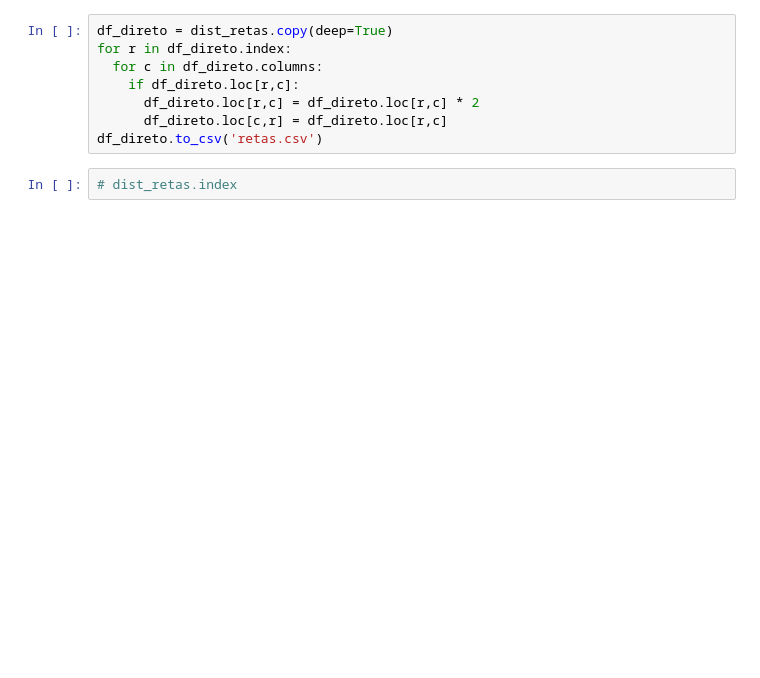
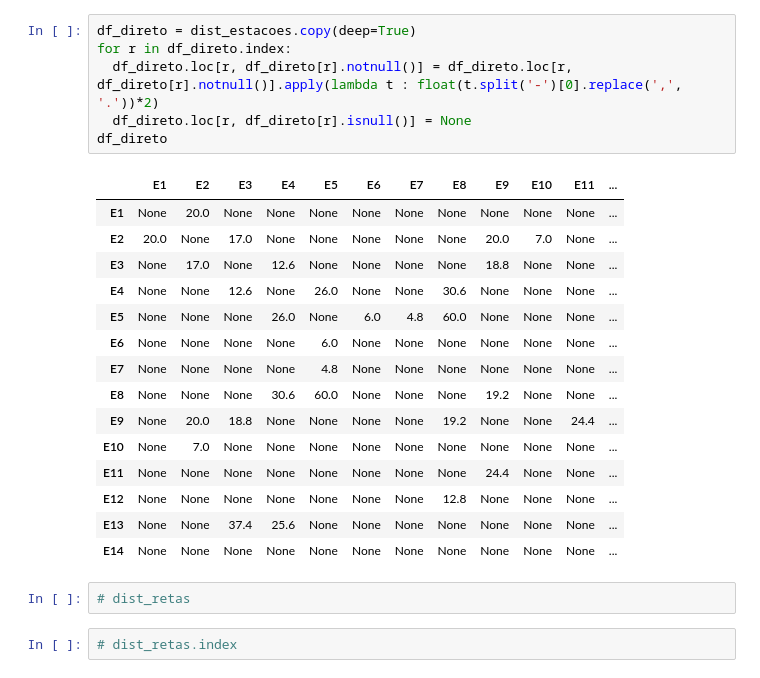
Before and after one commit to tnpb-1st/if684-projeto-busca-estrela, a Jupyter notebook: TrabalhoA_.ipynb, the cells around one changed output. Saved outputs shown, nothing was run; the diff lists cells and outputs as text; blank space fills up the shorter version.

```diff
--- a/TrabalhoA_.ipynb
+++ b/TrabalhoA_.ipynb
@@ -6,10 +25,26 @@ dist_estacoes = pd.read_excel('https://github.com/tnpb-1st/if684-projeto-busca-e
 # %%
-df_direto = dist_retas.copy(deep=True)
+df_direto = dist_estacoes.copy(deep=True)
 for r in df_direto.index:
-  for c in df_direto.columns:
-    if df_direto.loc[r,c]:
-      df_direto.loc[r,c] = df_direto.loc[r,c] * 2
-      df_direto.loc[c,r] = df_direto.loc[r,c]
-df_direto.to_csv('retas.csv')
+  df_direto.loc[r, df_direto[r].notnull()] = df_direto.loc[r, df_direto[r].notnull()].apply(lambda t : float(t.split('-')[0].replace(',', '.'))*2)
+  df_direto.loc[r, df_direto[r].isnull()] = None
+df_direto
+# %% [output]
+|  | E1 | E2 | E3 | E4 | E5 | E6 | E7 | E8 | E9 | E10 | E11 | ... |
+| E1 | None | 20.0 | None | None | None | None | None | None | None | None | None | ... |
+| E2 | 20.0 | None | 17.0 | None | None | None | None | None | 20.0 | 7.0 | None | ... |
+| E3 | None | 17.0 | None | 12.6 | None | None | None | None | 18.8 | None | None | ... |
+| E4 | None | None | 12.6 | None | 26.0 | None | None | 30.6 | None | None | None | ... |
+| E5 | None | None | None | 26.0 | None | 6.0 | 4.8 | 60.0 | None | None | None | ... |
+| E6 | None | None | None | None | 6.0 | None | None | None | None | None | None | ... |
+| E7 | None | None | None | None | 4.8 | None | None | None | None | None | None | ... |
+| E8 | None | None | None | 30.6 | 60.0 | None | None | None | 19.2 | None | None | ... |
+| E9 | None | 20.0 | 18.8 | None | None | None | None | 19.2 | None | None | 24.4 | ... |
+| E10 | None | 7.0 | None | None | None | None | None | None | None | None | None | ... |
+| E11 | None | None | None | None | None | None | None | None | 24.4 | None | None | ... |
+| E12 | None | None | None | None | None | None | None | 12.8 | None | None | None | ... |
+| E13 | None | None | 37.4 | 25.6 | None | None | None | None | None | None | None | ... |
+| E14 | None | None | None | None | None | None | None | None | None | None | None | ... |
+# %%
+# dist_retas
 # %%
 # dist_retas.index
```
Also changed, not shown: parts of 8 cells of this notebook, 3 other files.
